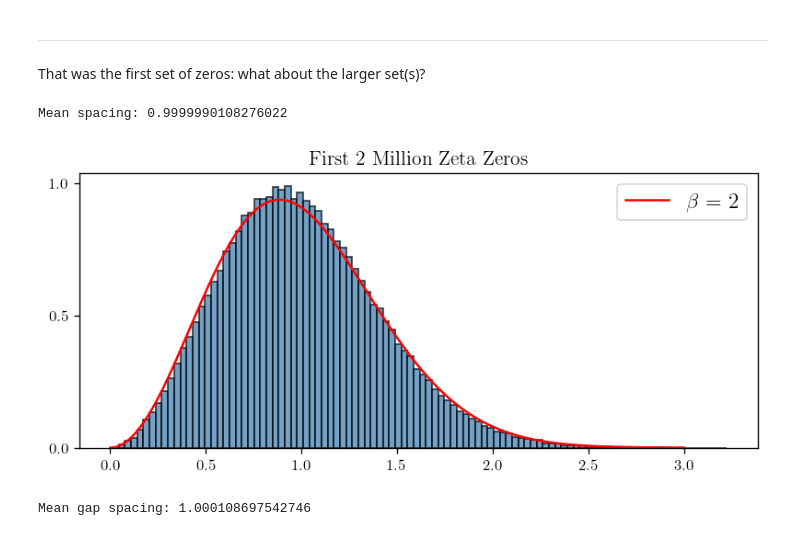
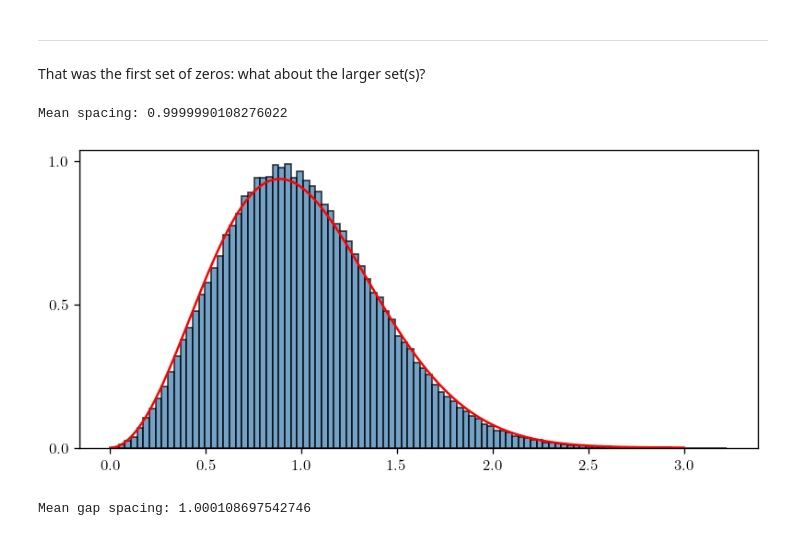
Before and after one commit to fredwdickinson/dissertation, a Jupyter notebook: code/notebooks/03_surmise.ipynb, the cells around one changed output. Cells and saved outputs as stored; diff of their text form; code cells hidden in the pictures.

```diff
--- a/code/notebooks/03_surmise.ipynb
+++ b/code/notebooks/03_surmise.ipynb
@@ -175,22 +175,23 @@ plt.show()
 ---
 That was the first set of zeros: what about the larger set(s)?
 # %%
+importlib.reload(plotters);
 all_zeros = np.loadtxt("data/zeta/zeros6.txt") # First 2 million.
 zeros = all_zeros[all_zeros > 1e6] # Can play around with splicing here.
 N_zeros = zeros.shape[0]
 
 # Same unfolding as originally.
 zeta_gaps = np.array([(zeros[j+1] - zeros[j])*np.log(zeros[j]/(2*np.pi))/(2*np.pi) for j in range(N_zeros - 1)])
 print("Mean spacing:", zeta_gaps.mean())
 
 fig, ax = plt.subplots()
-ax.set_title("First 2 Million Zeta Zeros")
-plotters.plot_spacings(ax, zeta_gaps, beta = 2, num_bins = 100)
+plotters.plot_spacings(ax, zeta_gaps, beta = 2, num_bins = 100, with_limit = True)
 
+plt.savefig("zeta-zeros-gaps-2mil.pdf", format = "pdf", dpi = 120)
 plt.show()
 # %% [output]
 Mean spacing: 0.9999990108276022
-[figure, old version]
+[figure, new version]
 # %%
 H = 267653395647.0
 offsets = np.loadtxt("data/zeta/zeros3.txt") # 10^12 + 1 - 10^12 + 10^4
```
Also changed, not shown: 6 other files.
